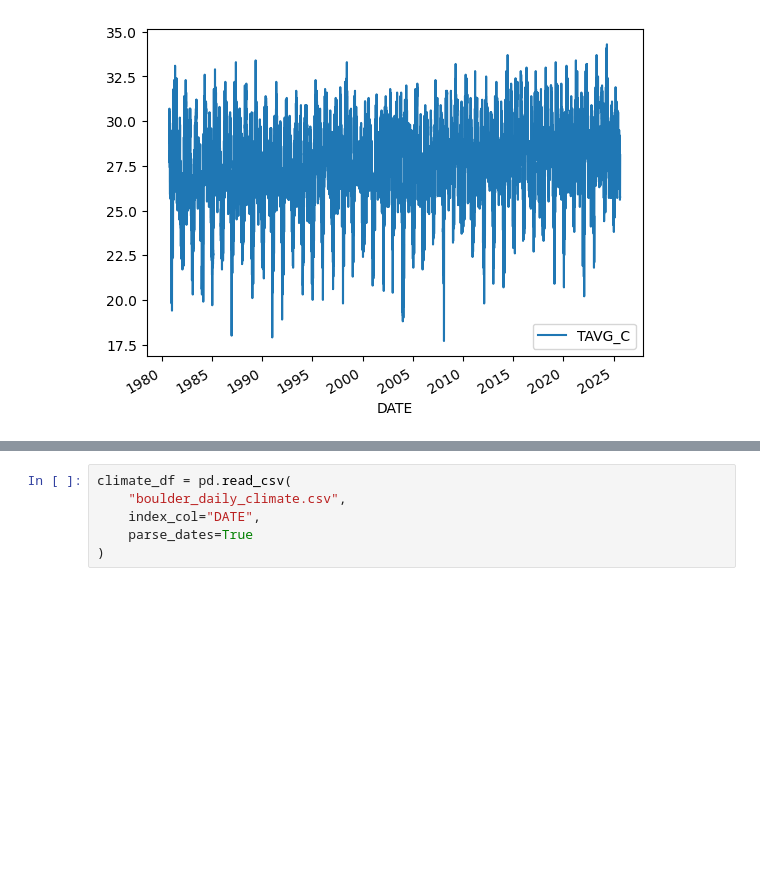
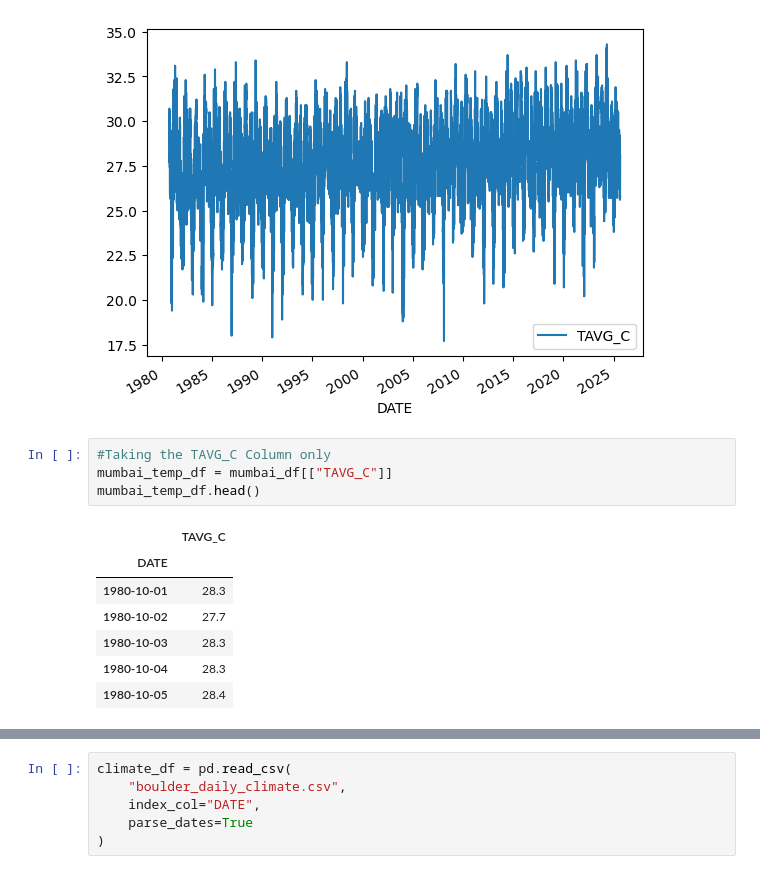
Before and after one commit to cu-esiil-edu/01-climate-gaurav-jojo, a Jupyter notebook: notebooks/Climate-gaurav.ipynb, the cells around one changed output, grey strips where cells are left out. Cells and saved outputs as stored; diff of their text form; blank space fills up the shorter version.

```diff
--- a/notebooks/Climate-gaurav.ipynb
+++ b/notebooks/Climate-gaurav.ipynb
@@ -70,4 +70,16 @@ mumbai_df.plot(y='TAVG_C')
 # %% [output]
 <Axes: xlabel='DATE'>
 [figure]
+# %%
+#Taking the TAVG_C Column only
+mumbai_temp_df = mumbai_df[["TAVG_C"]]
+mumbai_temp_df.head()
+# %% [output]
+|  | TAVG_C |
+| DATE |  |
+| 1980-10-01 | 28.3 |
+| 1980-10-02 | 27.7 |
+| 1980-10-03 | 28.3 |
+| 1980-10-04 | 28.3 |
+| 1980-10-05 | 28.4 |
 # %%
```
Also changed, not shown: parts of 1 cell of this notebook.
